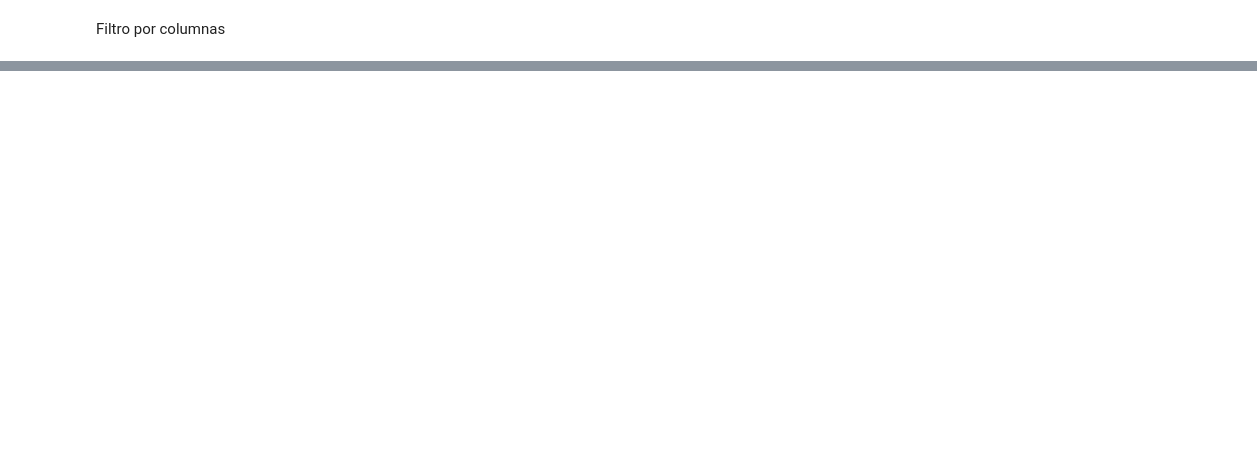
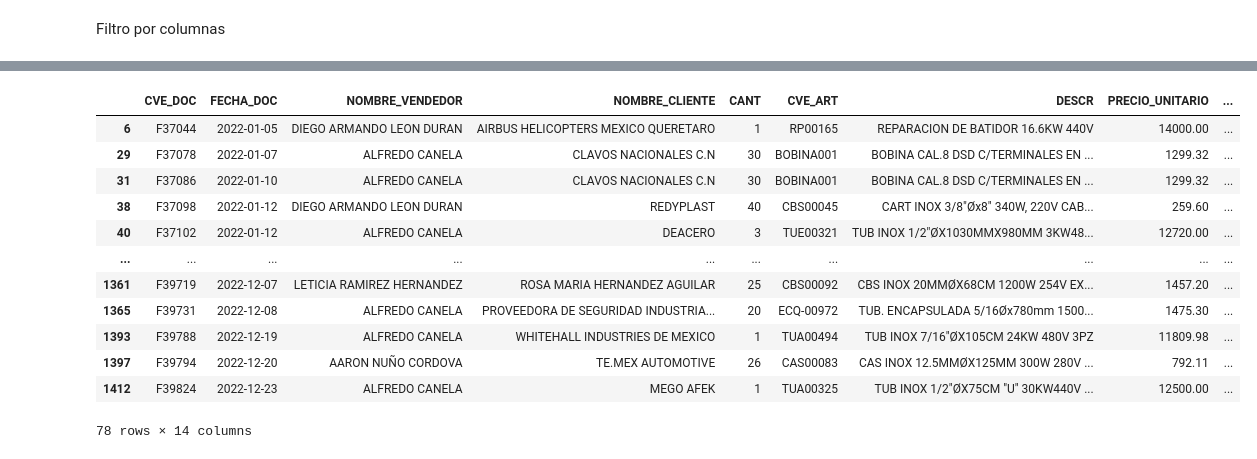
Before and after one commit to fitosmon/Entendimiento-de-datos, a Jupyter notebook: ExtraccionDatos/actividad2.1/2.1_extraccion_datos_tarea.ipynb, the cells around one changed output, grey strips where cells are left out. Cells and saved outputs as stored; diff of their text form; code cells hidden in the pictures; blank space fills up the shorter version.

```diff
--- a/ExtraccionDatos/actividad2.1/2.1_extraccion_datos_tarea.ipynb
+++ b/ExtraccionDatos/actividad2.1/2.1_extraccion_datos_tarea.ipynb
@@ -89,0 +231,22 @@ filtro3
+# %%
+filtro9 = df[(df["PRECIO_UNITARIO"] >=10000) | (df["CANT"] >= 20)]
+file9= open('filtroLogicos.csv', 'a')
+file9.write("En el noveno filtro se busca obtener los objetos cuyo precio unitario sea mayor de 10000, o cuya cant sea mayor a 10\n")
+filtro9.to_csv(file9)
+file9.close()
+# %%
+filtro9
+# %% [output]
+|  | CVE_DOC | FECHA_DOC | NOMBRE_VENDEDOR | NOMBRE_CLIENTE | CANT | CVE_ART | DESCR | PRECIO_UNITARIO | ... |
+| 6 | F37044 | 2022-01-05 | DIEGO ARMANDO LEON DURAN | AIRBUS HELICOPTERS MEXICO QUERETARO | 1 | RP00165 | REPARACION DE BATIDOR 16.6KW 440V | 14000.00 | ... |
+| 29 | F37078 | 2022-01-07 | ALFREDO CANELA | CLAVOS NACIONALES C.N | 30 | BOBINA001 | BOBINA CAL.8 DSD C/TERMINALES EN ... | 1299.32 | ... |
+| 31 | F37086 | 2022-01-10 | ALFREDO CANELA | CLAVOS NACIONALES C.N | 30 | BOBINA001 | BOBINA CAL.8 DSD C/TERMINALES EN ... | 1299.32 | ... |
+| 38 | F37098 | 2022-01-12 | DIEGO ARMANDO LEON DURAN | REDYPLAST | 40 | CBS00045 | CART INOX 3/8"Øx8" 340W, 220V CAB... | 259.60 | ... |
+| 40 | F37102 | 2022-01-12 | ALFREDO CANELA | DEACERO | 3 | TUE00321 | TUB INOX 1/2"ØX1030MMX980MM 3KW48... | 12720.00 | ... |
+| ... | ... | ... | ... | ... | ... | ... | ... | ... | ... |
+| 1361 | F39719 | 2022-12-07 | LETICIA RAMIREZ HERNANDEZ | ROSA MARIA HERNANDEZ AGUILAR | 25 | CBS00092 | CBS INOX 20MMØX68CM 1200W 254V EX... | 1457.20 | ... |
+| 1365 | F39731 | 2022-12-08 | ALFREDO CANELA | PROVEEDORA DE SEGURIDAD INDUSTRIA... | 20 | ECQ-00972 | TUB. ENCAPSULADA 5/16Øx780mm 1500... | 1475.30 | ... |
+| 1393 | F39788 | 2022-12-19 | ALFREDO CANELA | WHITEHALL INDUSTRIES DE MEXICO | 1 | TUA00494 | TUB INOX 7/16"ØX105CM 24KW 480V 3PZ | 11809.98 | ... |
+| 1397 | F39794 | 2022-12-20 | AARON NUÑO CORDOVA | TE.MEX AUTOMOTIVE | 26 | CAS00083 | CAS INOX 12.5MMØX125MM 300W 280V ... | 792.11 | ... |
+| 1412 | F39824 | 2022-12-23 | ALFREDO CANELA | MEGO AFEK | 1 | TUA00325 | TUB INOX 1/2"ØX75CM "U" 30KW440V ... | 12500.00 | ... |
+78 rows × 14 columns
```
Also changed, not shown: parts of 20 cells of this notebook, 8 other files.
